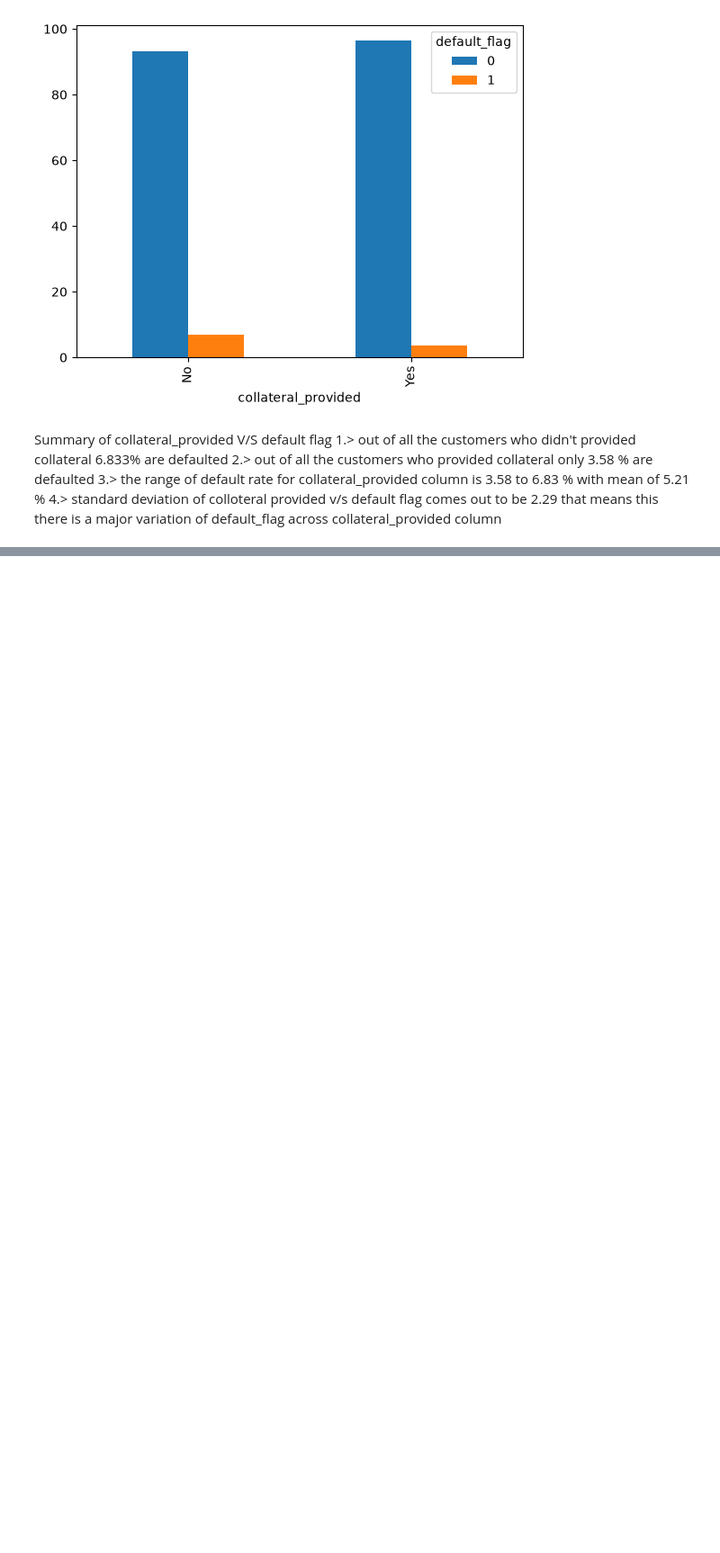
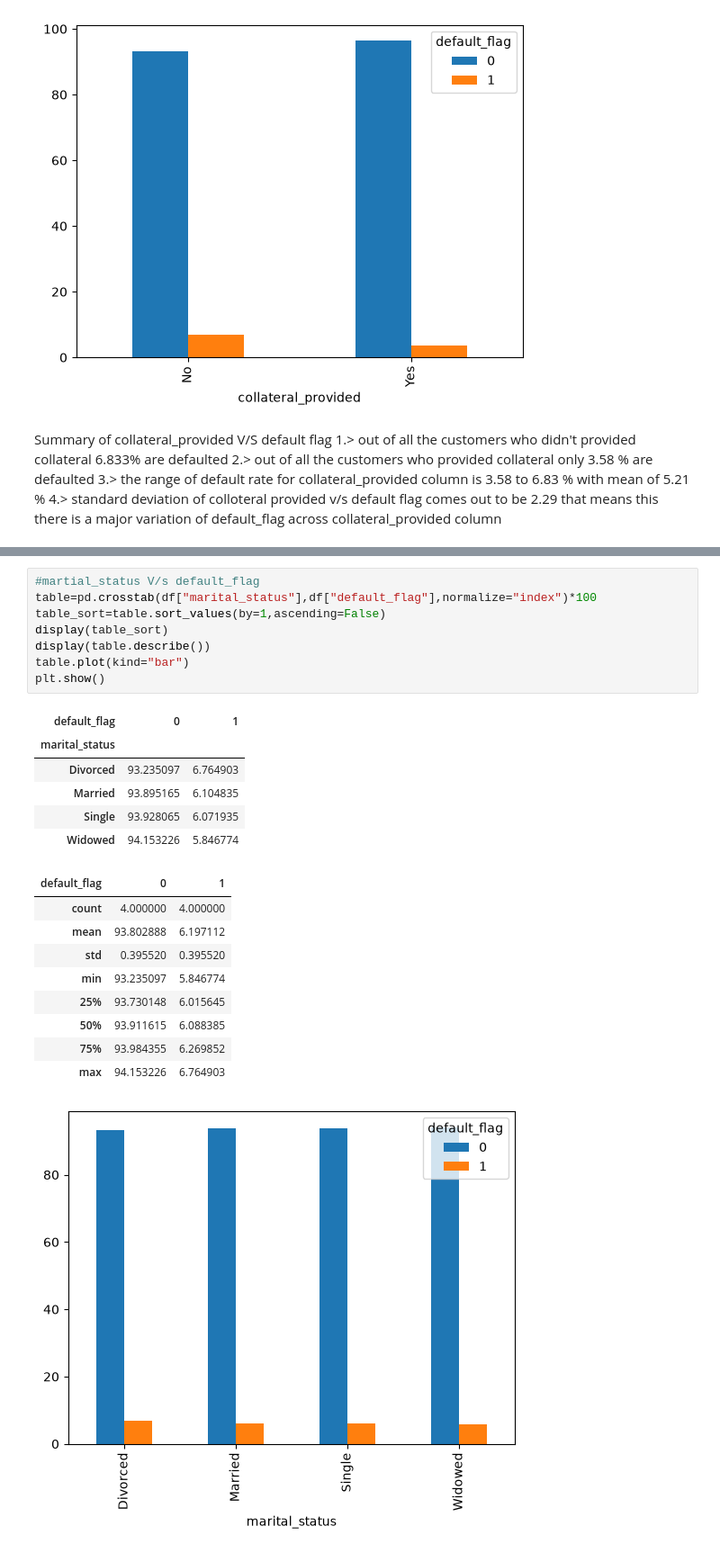
Before and after one commit to Nayan-2006-opensource/loan-default-risk-analysis, a Jupyter notebook: Notebooks/bivariate_analysis_categorical_columns.ipynb, the cells around one changed output, grey strips where cells are left out. Shown at 90% size. Cells and saved outputs as stored; diff of their text form; blank space fills up the shorter version.

```diff
--- a/Notebooks/bivariate_analysis_categorical_columns.ipynb
+++ b/Notebooks/bivariate_analysis_categorical_columns.ipynb
@@ -116,0 +181,25 @@ that means this there is a major variation of default_flag  across collateral_pr
+# %%
+#martial_status V/s default_flag
+table=pd.crosstab(df["marital_status"],df["default_flag"],normalize="index")*100
+table_sort=table.sort_values(by=1,ascending=False)
+display(table_sort)
+display(table.describe())
+table.plot(kind="bar")
+plt.show()
+# %% [output]
+| default_flag | 0 | 1 |
+| marital_status |  |  |
+| Divorced | 93.235097 | 6.764903 |
+| Married | 93.895165 | 6.104835 |
+| Single | 93.928065 | 6.071935 |
+| Widowed | 94.153226 | 5.846774 |
+| default_flag | 0 | 1 |
+| count | 4.000000 | 4.000000 |
+| mean | 93.802888 | 6.197112 |
+| std | 0.395520 | 0.395520 |
+| min | 93.235097 | 5.846774 |
+| 25% | 93.730148 | 6.015645 |
+| 50% | 93.911615 | 6.088385 |
+| 75% | 93.984355 | 6.269852 |
+| max | 94.153226 | 6.764903 |
+[figure, added]
```
Also changed, not shown: parts of 9 cells of this notebook, 1 other file.
